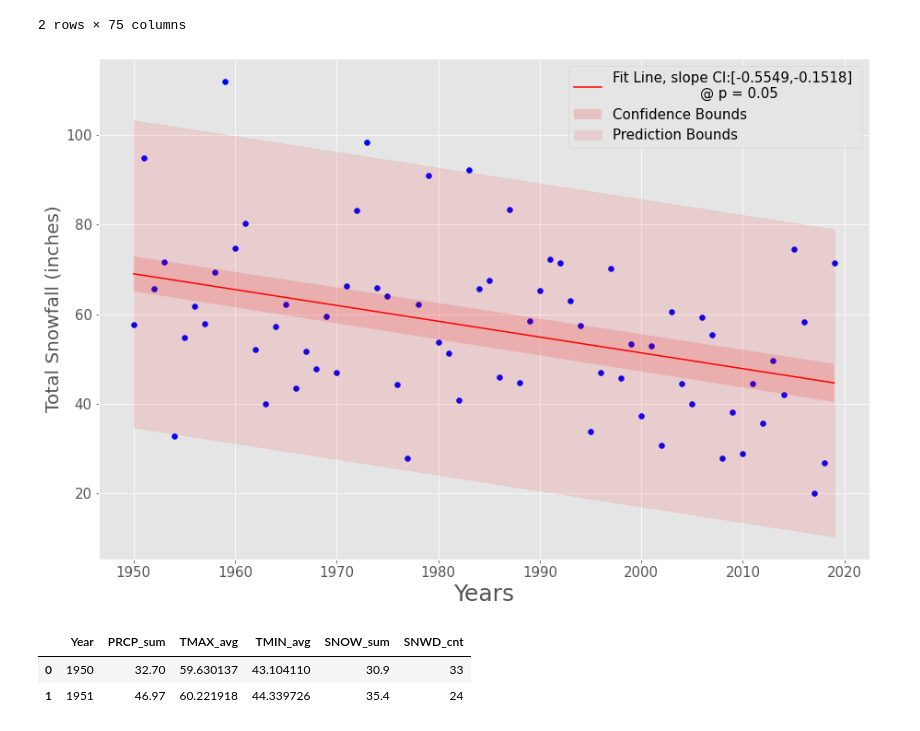
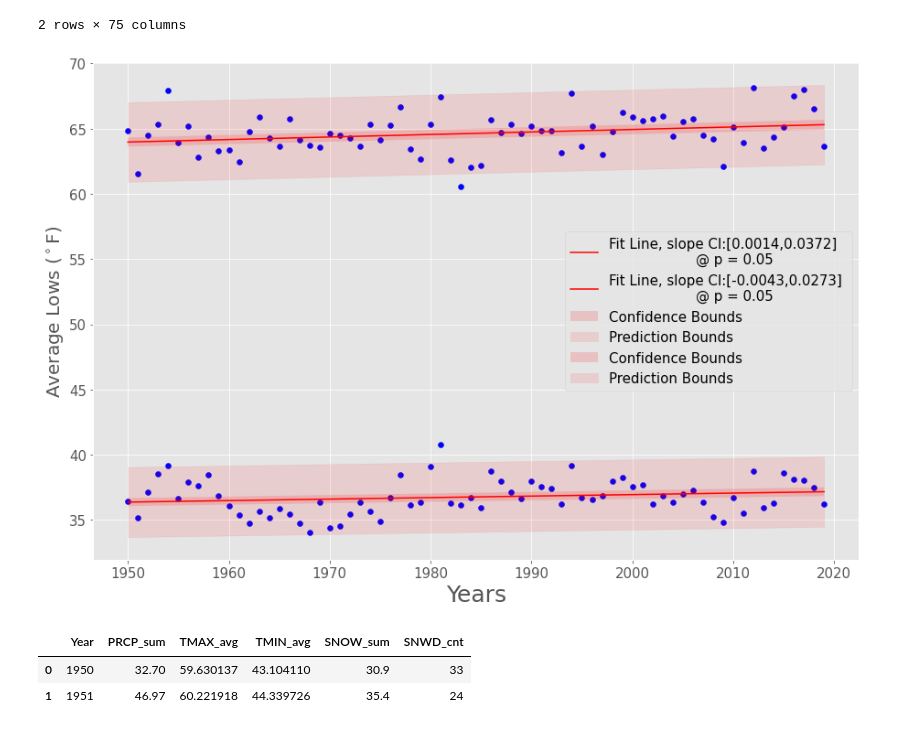
Before and after one commit to caseyolson8/Local-Weather-Trends, a Jupyter notebook: src/Untitled.ipynb, the cells around one changed output. Drawn from its saved outputs; the diff is of its cells as text; code cells hidden in the pictures.

```diff
--- a/src/Untitled.ipynb
+++ b/src/Untitled.ipynb
@@ -27,18 +27,18 @@ Den.raw_df.head(2)
 # %%
 fig, ax = plt.subplots(1, figsize=(15,10))
 Loc = Den
 # Loc = Sea_Tac
-Loc.stats(ax, 'SNOW_sum', 0.05)
+# Loc.stats(ax, 'SNOW_sum', 0.05)
 # Loc.stats(ax, 'PRCP_sum')
-# Loc.stats(ax, 'TMAX_avg')
-# Loc.stats(ax, 'TMIN_avg')
+Loc.stats(ax, 'TMAX_avg')
+Loc.stats(ax, 'TMIN_avg')
 # Loc.stats(ax, 'SNWD_cnt')
 ax.legend(fontsize=15)
 
 plt.xticks(fontsize = 15);
 plt.yticks(fontsize = 15);
 # %% [output]
-[figure, old version]
+[figure, new version]
 # %%
 ####  BOSTON
 # start_date = datetime(1939,1,1)
```
Also changed, not shown: 5 other files.
